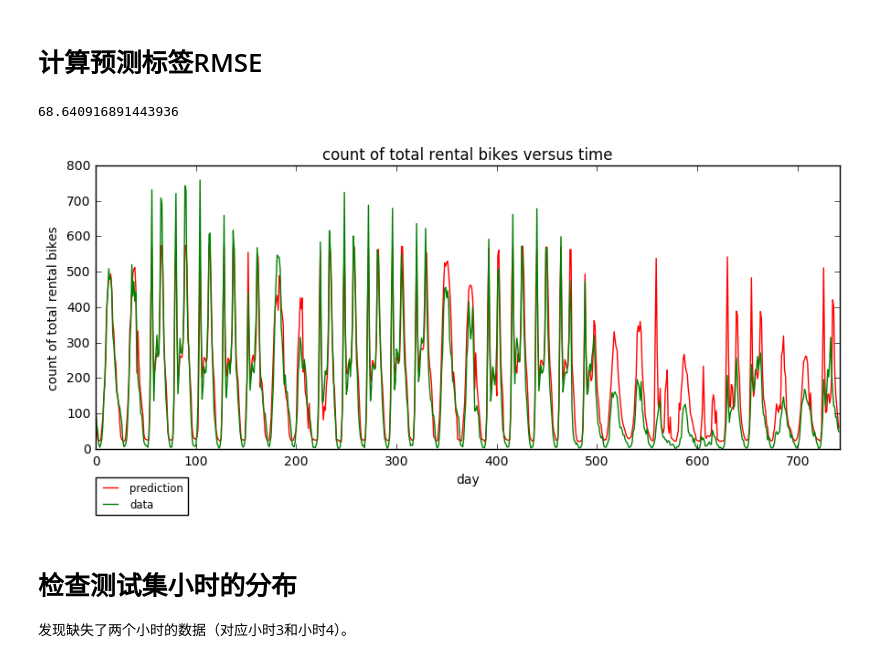
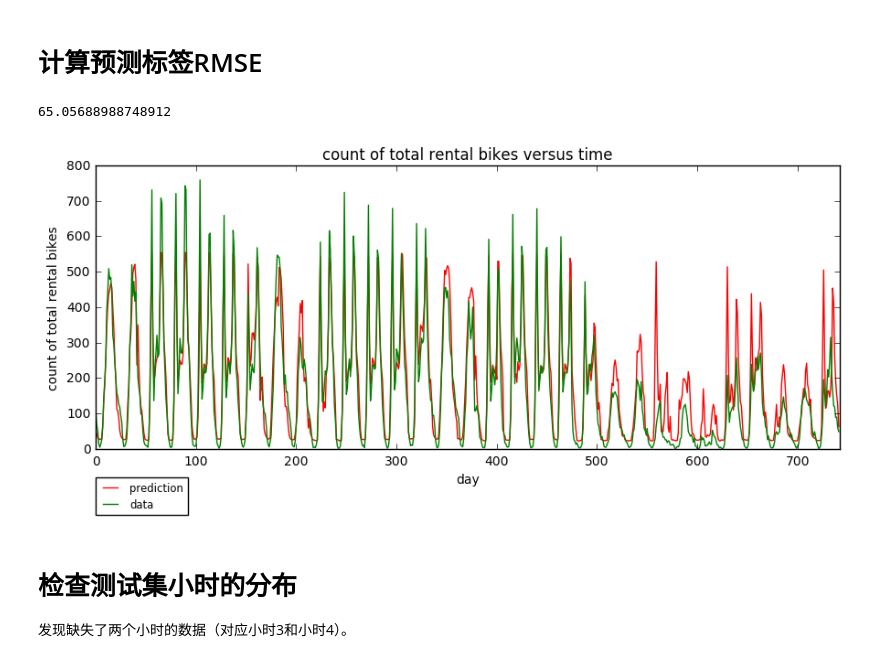
Before and after one commit to linzch3/Open-Course-Learning, a Jupyter notebook: A04.Artificial Intelligence - SYSU - RYH/Project/regression/Rank checking.ipynb, the cells around one changed output. Drawn from its saved outputs; the diff is of its cells as text; code cells hidden in the pictures.

Commit message:
update regression - just run a rank(nothing matter)

```diff
--- a/A04.Artificial Intelligence - SYSU - RYH/Project/regression/Rank checking.ipynb
+++ b/A04.Artificial Intelligence - SYSU - RYH/Project/regression/Rank checking.ipynb
@@ -48,12 +48,12 @@ def show_fig(test_range, predict, label):
     plt.show()
     plt.close()
 # %%
-predictLabel = np.loadtxt("rank\\47_v1.csv")
+predictLabel = np.loadtxt("rank\\47_v9.csv")
 calcLoss(predictLabel, testSetLabel)
 show_fig(np.arange(len(predictLabel)), predictLabel, testSetLabel)
 # %% [output]
-68.640916891443936
+65.05688988748912
-[figure, old version]
+[figure, new version]
 # %% [markdown]
 # 检查测试集小时的分布
 
```
Also changed, not shown: 2 other files.
